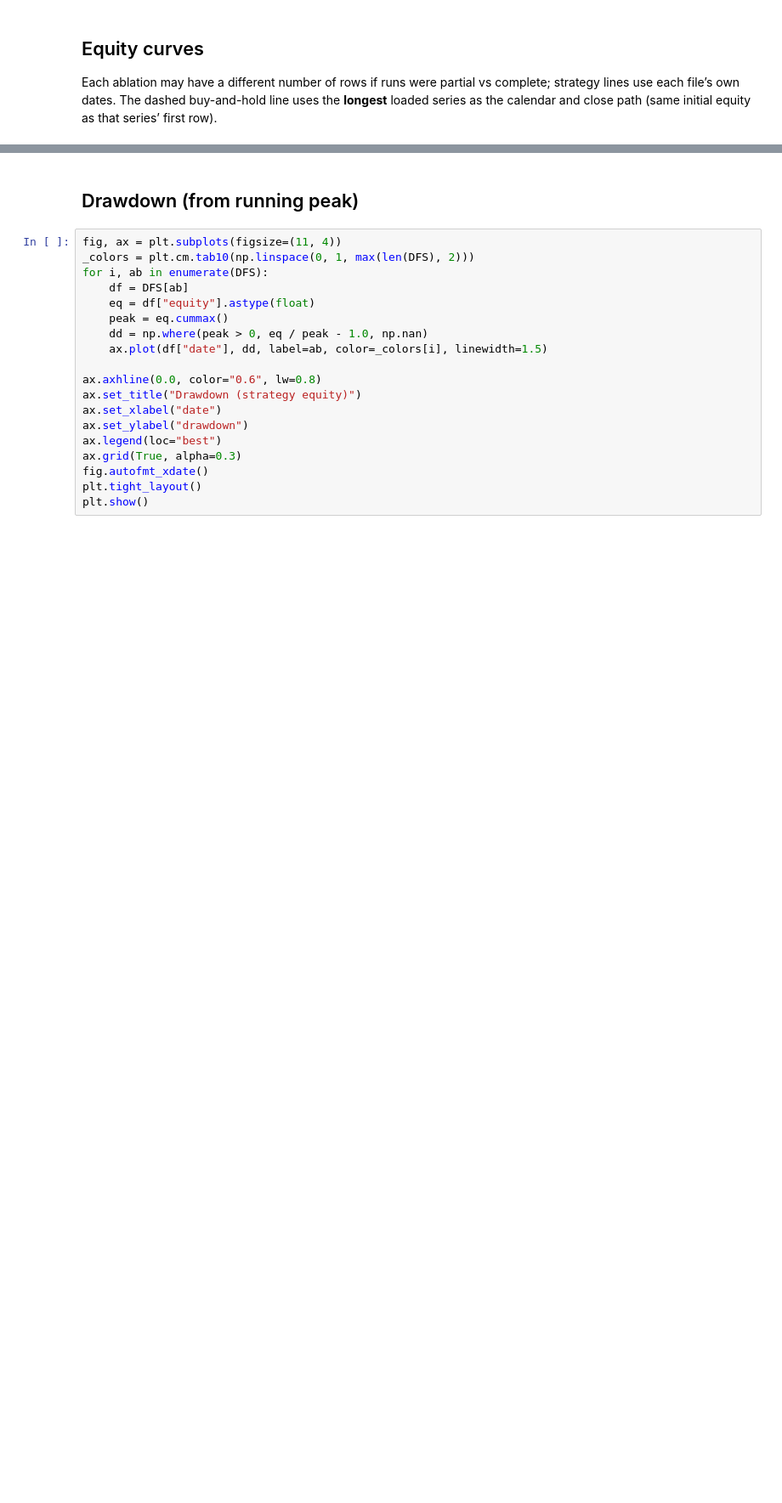
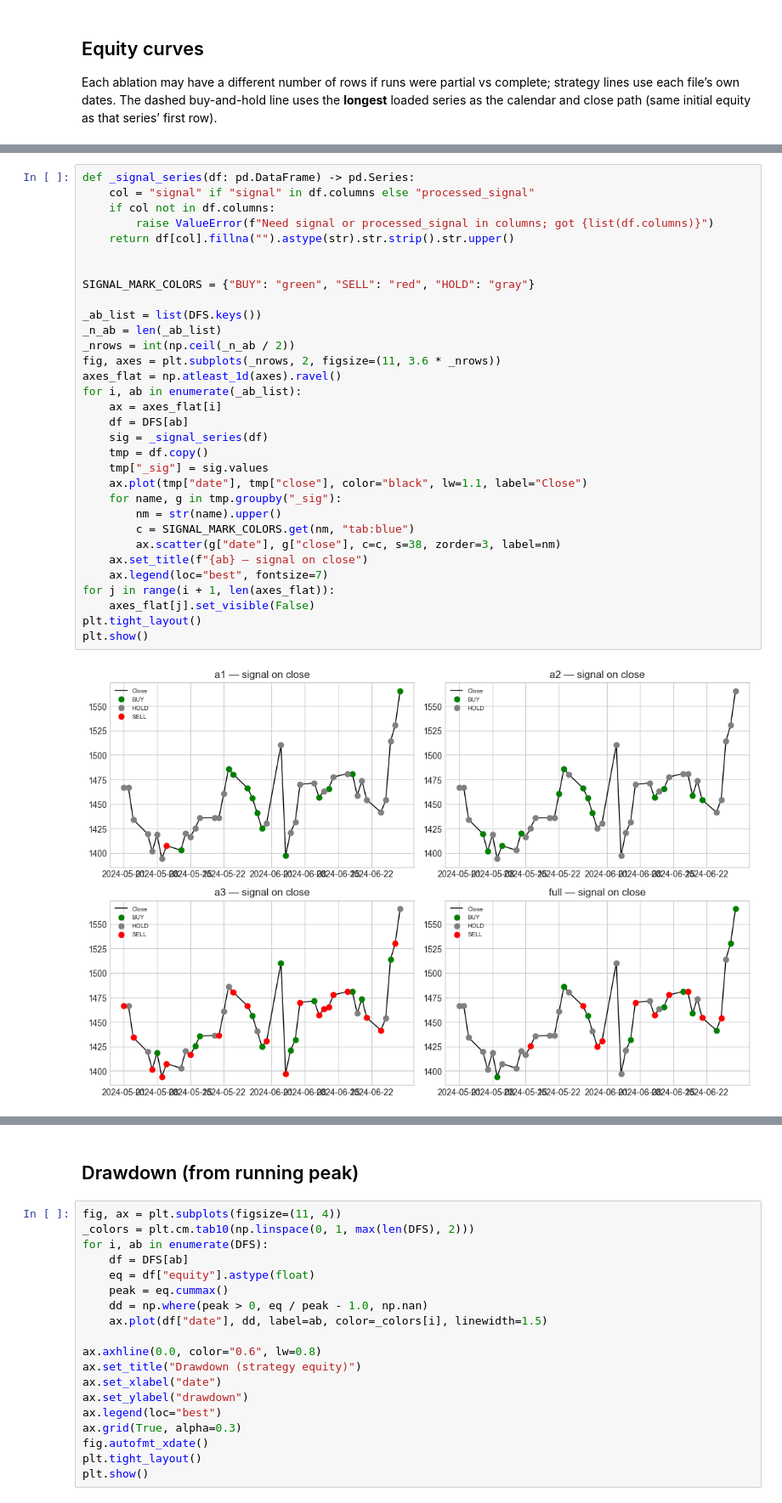
Before and after one commit to RMartires/hindsight, a Jupyter notebook: scripts/backtest_ablation_analysis.ipynb, the cells around one changed output, grey strips where cells are left out. Shown at 85% size. Cells and saved outputs as stored; diff of their text form; blank space fills up the shorter version.

```diff
--- a/scripts/backtest_ablation_analysis.ipynb
+++ b/scripts/backtest_ablation_analysis.ipynb
@@ -249,0 +254,34 @@ plt.show()
+# %%
+def _signal_series(df: pd.DataFrame) -> pd.Series:
+    col = "signal" if "signal" in df.columns else "processed_signal"
+    if col not in df.columns:
+        raise ValueError(f"Need signal or processed_signal in columns; got {list(df.columns)}")
+    return df[col].fillna("").astype(str).str.strip().str.upper()
+
+
+SIGNAL_MARK_COLORS = {"BUY": "green", "SELL": "red", "HOLD": "gray"}
+
+_ab_list = list(DFS.keys())
+_n_ab = len(_ab_list)
+_nrows = int(np.ceil(_n_ab / 2))
+fig, axes = plt.subplots(_nrows, 2, figsize=(11, 3.6 * _nrows))
+axes_flat = np.atleast_1d(axes).ravel()
+for i, ab in enumerate(_ab_list):
+    ax = axes_flat[i]
+    df = DFS[ab]
+    sig = _signal_series(df)
+    tmp = df.copy()
+    tmp["_sig"] = sig.values
+    ax.plot(tmp["date"], tmp["close"], color="black", lw=1.1, label="Close")
+    for name, g in tmp.groupby("_sig"):
+        nm = str(name).upper()
+        c = SIGNAL_MARK_COLORS.get(nm, "tab:blue")
+        ax.scatter(g["date"], g["close"], c=c, s=38, zorder=3, label=nm)
+    ax.set_title(f"{ab} — signal on close")
+    ax.legend(loc="best", fontsize=7)
+for j in range(i + 1, len(axes_flat)):
+    axes_flat[j].set_visible(False)
+plt.tight_layout()
+plt.show()
+# %% [output]
+[figure, added]
```
Also changed, not shown: parts of 10 cells of this notebook, 1 other file.
